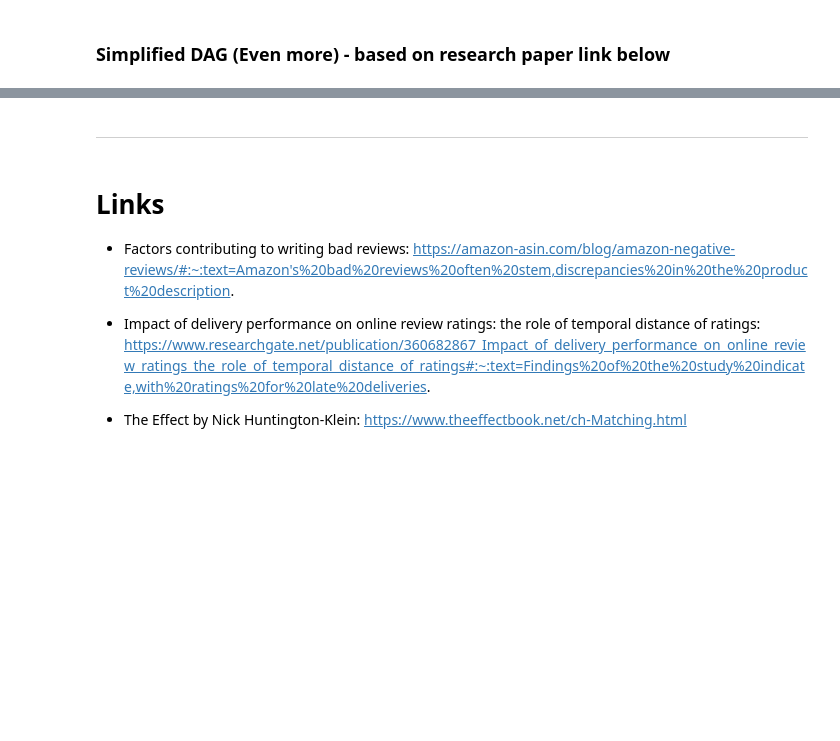
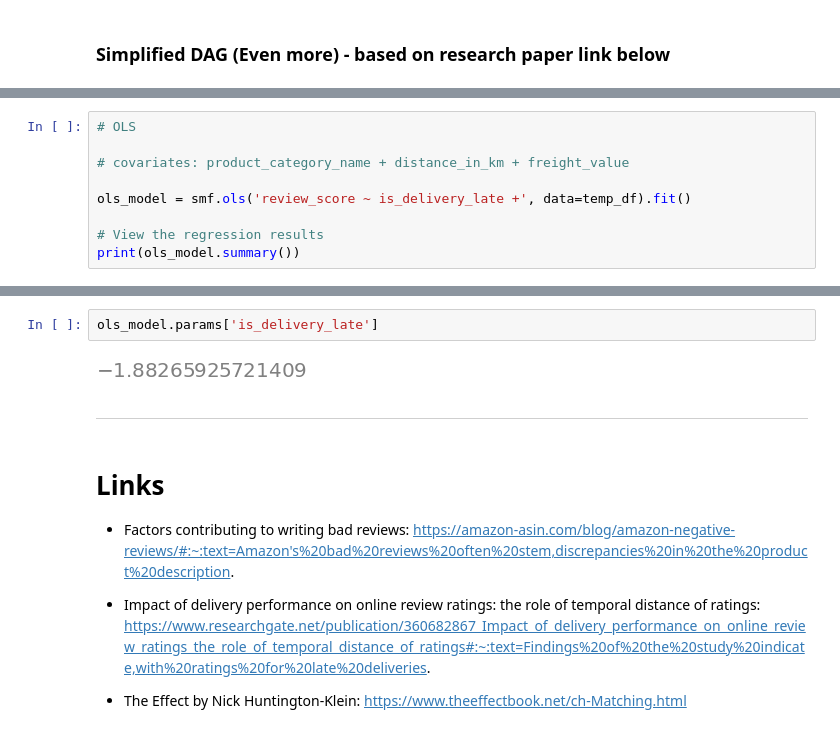
Before and after one commit to menni99/causal-attribution-analysis, a Jupyter notebook: resources/dev/analysis_v0.ipynb, the cells around one changed output, grey strips where cells are left out. Drawn from its saved outputs; the diff is of its cells as text; blank space fills up the shorter version.

```diff
--- a/resources/dev/analysis_v0.ipynb
+++ b/resources/dev/analysis_v0.ipynb
@@ -447,0 +617,9 @@ plt.show()
+# %%
+# OLS
+
+# covariates: product_category_name + distance_in_km + freight_value
+
+ols_model = smf.ols('review_score ~ is_delivery_late +', data=temp_df).fit()
+
+# View the regression results
+print(ols_model.summary())
@@ -448,3 +644,7 @@ plt.show()
+# %%
+ols_model.params['is_delivery_late']
+# %% [output]
+[figure, added]
 # %% [markdown]
 -----
 # %% [markdown]
```
Also changed, not shown: parts of 21 cells of this notebook, 1 other file.
